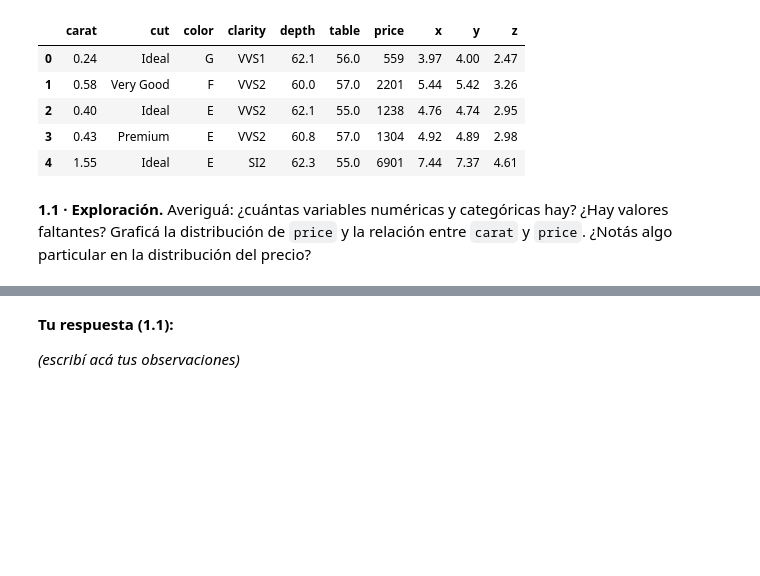
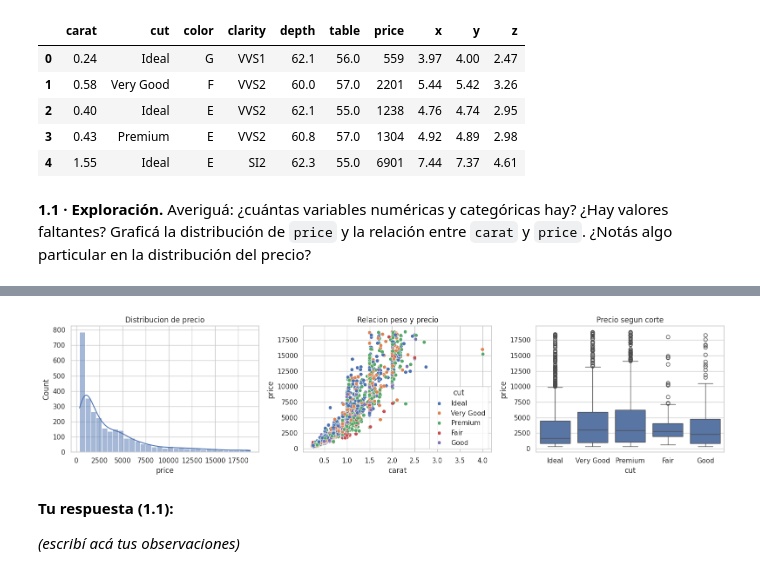
Before and after one commit to enrifonseca/AprendizajeAutomatico1, a Jupyter notebook: ISSD_AA1_Taller_redes_neuronales_sklearn_regresión.ipynb, the cells around one changed output, grey strips where cells are left out. Drawn from its saved outputs; the diff is of its cells as text; code cells hidden in the pictures; blank space fills up the shorter version.

```diff
--- a/ISSD_AA1_Taller_redes_neuronales_sklearn_regresión.ipynb
+++ b/ISSD_AA1_Taller_redes_neuronales_sklearn_regresión.ipynb
@@ -822,3 +872,22 @@ df_diam.head()
+# %%
+fig, ejes = plt.subplots(1, 3, figsize=(16, 4))
+
+# 1) Distribucion de la variable objetivo (precio)
+sns.histplot(df_diam["price"], kde=True, ax=ejes[0])
+ejes[0].set_title("Distribucion de precio")
+
+# 2) Relacion entre peso y precio segmentado por tipo de corte
+sns.scatterplot(data=df_diam, x="carat", y="price", hue="cut", ax=ejes[1])
+ejes[1].set_title("Relacion peso y precio")
+
+# 3) Precio segun el tipo de corte
+sns.boxplot(data=df_diam, x="cut", y="price", ax=ejes[2])
+ejes[2].set_title("Precio segun corte")
+
+plt.tight_layout()
+plt.show()
+# %% [output]
+[figure, added]
 # %% [markdown]
 **Tu respuesta (1.1):**
 
```
Also changed, not shown: parts of 3 cells of this notebook.
